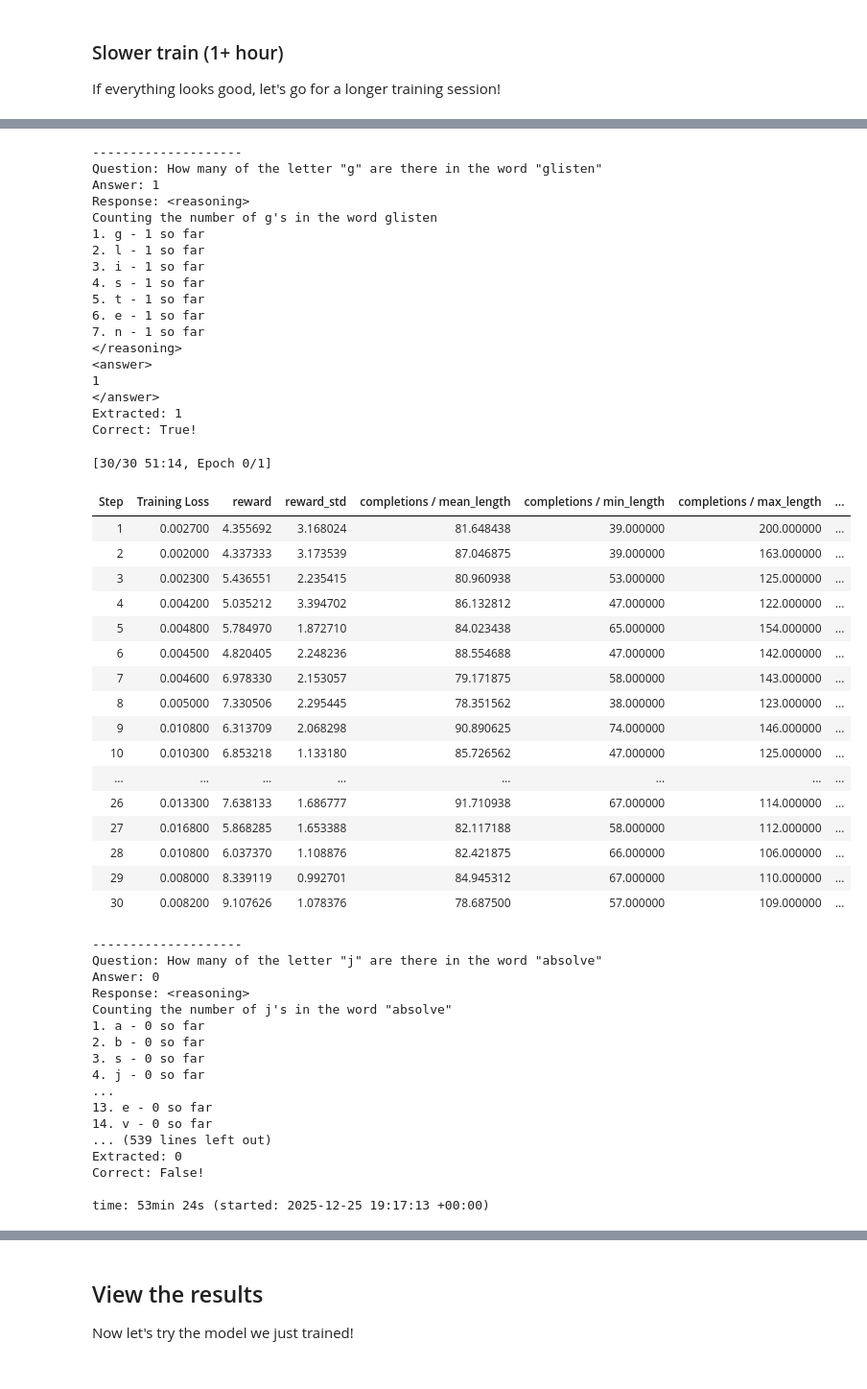
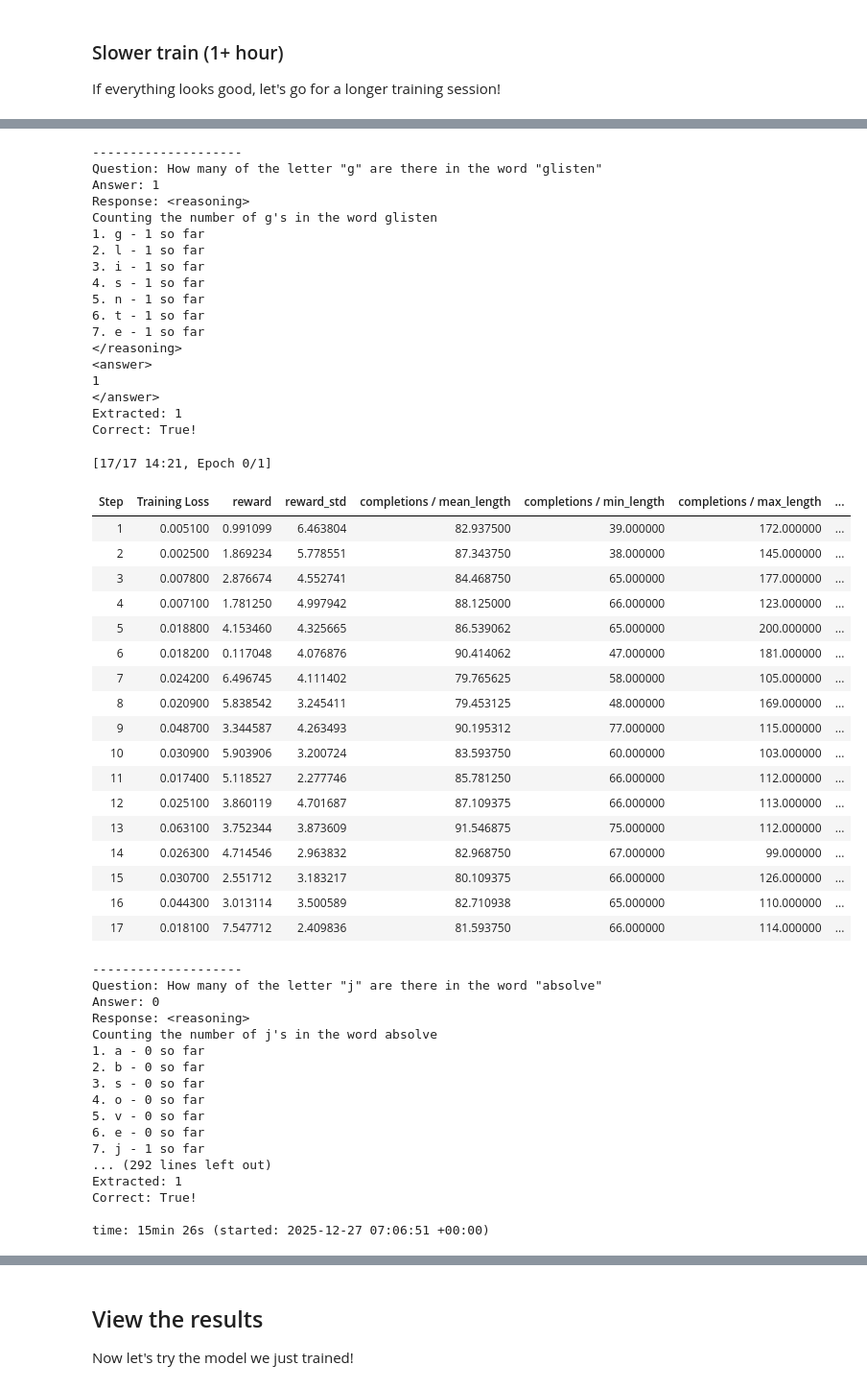
Before and after one commit to morbrian/udacity-genai-fun-p1, a Jupyter notebook: gen_ai_fundamentals_project_starter.ipynb, the cells around one changed output, grey strips where cells are left out. Shown: that part at 96% size. Drawn from its saved outputs; the diff is of its cells as text; code cells hidden in the pictures.

```diff
--- a/gen_ai_fundamentals_project_starter.ipynb
+++ b/gen_ai_fundamentals_project_starter.ipynb
@@ -753,25 +753,25 @@ def spelling_reward_func(completions, words, **kwargs) -> list[float]:
         # Provide a reward for exactly correct spelling
         # reward += **********
         # <<< START SOLUTION SECTION
-        reward += (word == spelling)
+        reward += (word == spelling) * 4
         # >>> END SOLUTION SECTION
 
         # Provide a reward for each letter of difference in length
         # reward -= **********
         # <<< START SOLUTION SECTION
-        reward -= abs(len(word) - len(spelling))
+        reward -= abs(len(word) - len(spelling)) * 4
         # >>> END SOLUTION SECTION
 
         # Provide a reward for each letter that is not in the target word
         # reward -= **********
         # <<< START SOLUTION SECTION
-        reward -= len(set(spelling) - set(word))
+        reward -= len(set(spelling) - set(word)) * 2
         # >>> END SOLUTION SECTION
 
         # Provide a reward for each letter that is in the target word but not in the response
         # reward -= **********
         # <<< START SOLUTION SECTION
-        reward -= len(set(word) - set(spelling))
+        reward -= len(set(word) - set(spelling)) * 2
         # >>> END SOLUTION SECTION
 
         res.append(reward)
@@ -874,7 +874,7 @@ def counting_reward_func(completions, letters, **kwargs) -> list[float]:
 
         # If there are no matches, provide a negative reward
         if not letters_and_counts:
-            res.append(-1)
+            res.append(-2)
             continue
 
         # Start counting the matching letters
@@ -892,7 +892,7 @@ def counting_reward_func(completions, letters, **kwargs) -> list[float]:
             if int(resp_count) == actual_count:
                 reward += 1
             else:
-                reward -= 0.5
+                reward -= 2.0
 
             # print(f"reward({reward})")
             # >>> END SOLUTION SECTION
@@ -900,7 +900,7 @@ def counting_reward_func(completions, letters, **kwargs) -> list[float]:
         # Return the reward normalized by the length of the matches
         # res.append(**********)
         # <<< START SOLUTION SECTION
-        res.append(reward / actual_count if actual_count else 0.0)
+        res.append(reward / actual_count if actual_count else -1)
         # >>> END SOLUTION SECTION
     return res
 
@@ -1052,7 +1052,7 @@ Correct: {str(extracted_responses[0]) == str(counts[0])}!
         # Provide reward for exactly correct answer
         # **********  # Complete the list comprehension
         # <<< START SOLUTION SECTION
-        2.0 if (r is not None and str(r).isdigit() and int(r) == a) else -1.0 for r, a in zip(extracted_responses, counts)
+        1.0 if (r is not None and str(r).isdigit() and int(r) == a) else -1.0 for r, a in zip(extracted_responses, counts)
         # >>> END SOLUTION SECTION
     ]
     return res
@@ -1142,7 +1142,7 @@ COMMON_GRPO_TRAINING_PARAMS = dict(
     # gradient_accumulation_steps=**********,  # This parameter allow us to consider multiple steps in a single optimization step
     # <<< START SOLUTION SECTION
     learning_rate=5e-5, # mid range of suggested learning rates for normal LoRA (2e-4) and GRPO (5e-6)
-    beta=0.02, # middle-ground divergence: Model will change fast while preserving model's base intelligence
+    beta=0.04, # middle-ground divergence: Model will change fast while preserving model's base intelligence
     num_generations=16,  # Determines the number of completions/generations to compute for each single prompt
     gradient_accumulation_steps=8,  # This parameter allow us to consider multiple steps in a single optimization step
     # >>> END SOLUTION SECTION
@@ -1280,7 +1280,7 @@ training_args = GRPOConfig(
     # scale up appropriately using your best guess.)
     # max_steps=**********,  # ~60min
     # <<< START SOLUTION SECTION
-    max_steps = 30, # based on about 80 seconds per step
+    max_steps = 17, # based on about 80 seconds per step
     # >>> END SOLUTION SECTION
 )
 trainer = GRPOTrainer(
@@ -1299,59 +1299,60 @@ We will change the batch size of 4 to the `num_generations` of 16
 O^O/ \_/ \    Batch size per device = 16 | Gradient accumulation steps = 8
 \        /    Data Parallel GPUs = 1 | Total batch size (16 x 8 x 1) = 128
  "-____-"     Trainable parameters = 29,933,568 of 3,115,872,256 (0.96% trained)
 --------------------
 Question: How many of the letter "g" are there in the word "glisten"
 Answer: 1
 Response: <reasoning>
 Counting the number of g's in the word glisten
 1. g - 1 so far
 2. l - 1 so far
 3. i - 1 so far
 4. s - 1 so far
-5. t - 1 so far
-6. e - 1 so far
-7. n - 1 so far
+5. n - 1 so far
+6. t - 1 so far
+7. e - 1 so far
 </reasoning>
 <answer>
 1
 </answer>
 Extracted: 1
 Correct: True!
-[30/30 51:14, Epoch 0/1]
+[17/17 14:21, Epoch 0/1]
 | Step | Training Loss | reward | reward_std | completions / mean_length | completions / min_length | completions / max_length | ... |
-| 1 | 0.002700 | 4.355692 | 3.168024 | 81.648438 | 39.000000 | 200.000000 | ... |
-| 2 | 0.002000 | 4.337333 | 3.173539 | 87.046875 | 39.000000 | 163.000000 | ... |
-| 3 | 0.002300 | 5.436551 | 2.235415 | 80.960938 | 53.000000 | 125.000000 | ... |
-| 4 | 0.004200 | 5.035212 | 3.394702 | 86.132812 | 47.000000 | 122.000000 | ... |
-| 5 | 0.004800 | 5.784970 | 1.872710 | 84.023438 | 65.000000 | 154.000000 | ... |
-| 6 | 0.004500 | 4.820405 | 2.248236 | 88.554688 | 47.000000 | 142.000000 | ... |
-| 7 | 0.004600 | 6.978330 | 2.153057 | 79.171875 | 58.000000 | 143.000000 | ... |
-| 8 | 0.005000 | 7.330506 | 2.295445 | 78.351562 | 38.000000 | 123.000000 | ... |
-| 9 | 0.010800 | 6.313709 | 2.068298 | 90.890625 | 74.000000 | 146.000000 | ... |
-| 10 | 0.010300 | 6.853218 | 1.133180 | 85.726562 | 47.000000 | 125.000000 | ... |
-| ... | ... | ... | ... | ... | ... | ... | ... |
-| 26 | 0.013300 | 7.638133 | 1.686777 | 91.710938 | 67.000000 | 114.000000 | ... |
-| 27 | 0.016800 | 5.868285 | 1.653388 | 82.117188 | 58.000000 | 112.000000 | ... |
-| 28 | 0.010800 | 6.037370 | 1.108876 | 82.421875 | 66.000000 | 106.000000 | ... |
-| 29 | 0.008000 | 8.339119 | 0.992701 | 84.945312 | 67.000000 | 110.000000 | ... |
-| 30 | 0.008200 | 9.107626 | 1.078376 | 78.687500 | 57.000000 | 109.000000 | ... |
+| 1 | 0.005100 | 0.991099 | 6.463804 | 82.937500 | 39.000000 | 172.000000 | ... |
+| 2 | 0.002500 | 1.869234 | 5.778551 | 87.343750 | 38.000000 | 145.000000 | ... |
+| 3 | 0.007800 | 2.876674 | 4.552741 | 84.468750 | 65.000000 | 177.000000 | ... |
+| 4 | 0.007100 | 1.781250 | 4.997942 | 88.125000 | 66.000000 | 123.000000 | ... |
+| 5 | 0.018800 | 4.153460 | 4.325665 | 86.539062 | 65.000000 | 200.000000 | ... |
+| 6 | 0.018200 | 0.117048 | 4.076876 | 90.414062 | 47.000000 | 181.000000 | ... |
+| 7 | 0.024200 | 6.496745 | 4.111402 | 79.765625 | 58.000000 | 105.000000 | ... |
+| 8 | 0.020900 | 5.838542 | 3.245411 | 79.453125 | 48.000000 | 169.000000 | ... |
+| 9 | 0.048700 | 3.344587 | 4.263493 | 90.195312 | 77.000000 | 115.000000 | ... |
+| 10 | 0.030900 | 5.903906 | 3.200724 | 83.593750 | 60.000000 | 103.000000 | ... |
+| 11 | 0.017400 | 5.118527 | 2.277746 | 85.781250 | 66.000000 | 112.000000 | ... |
+| 12 | 0.025100 | 3.860119 | 4.701687 | 87.109375 | 66.000000 | 113.000000 | ... |
+| 13 | 0.063100 | 3.752344 | 3.873609 | 91.546875 | 75.000000 | 112.000000 | ... |
+| 14 | 0.026300 | 4.714546 | 2.963832 | 82.968750 | 67.000000 | 99.000000 | ... |
+| 15 | 0.030700 | 2.551712 | 3.183217 | 80.109375 | 66.000000 | 126.000000 | ... |
+| 16 | 0.044300 | 3.013114 | 3.500589 | 82.710938 | 65.000000 | 110.000000 | ... |
+| 17 | 0.018100 | 7.547712 | 2.409836 | 81.593750 | 66.000000 | 114.000000 | ... |
 --------------------
 Question: How many of the letter "j" are there in the word "absolve"
 Answer: 0
 Response: <reasoning>
-Counting the number of j's in the word "absolve"
+Counting the number of j's in the word absolve
 1. a - 0 so far
 2. b - 0 so far
 3. s - 0 so far
-4. j - 0 so far
-...
-13. e - 0 so far
-14. v - 0 so far
-... (539 lines left out)
-Extracted: 0
-Correct: False!
+4. o - 0 so far
+5. v - 0 so far
+6. e - 0 so far
+7. j - 1 so far
+... (292 lines left out)
+Extracted: 1
+Correct: True!
 
-time: 53min 24s (started: 2025-12-25 19:17:13 +00:00)
+time: 15min 26s (started: 2025-12-27 07:06:51 +00:00)
 # %%
 # Show the total (sum) of the rewards as well as the correct_answer_reward_func (means with in the batch)
 # Do you see the rewards increasing? Does the model get the correct answer
```
Also changed, not shown: parts of 24 cells of this notebook.
